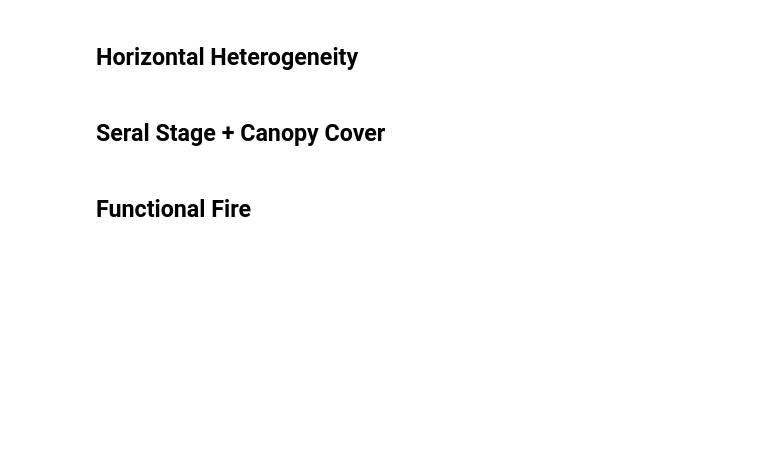
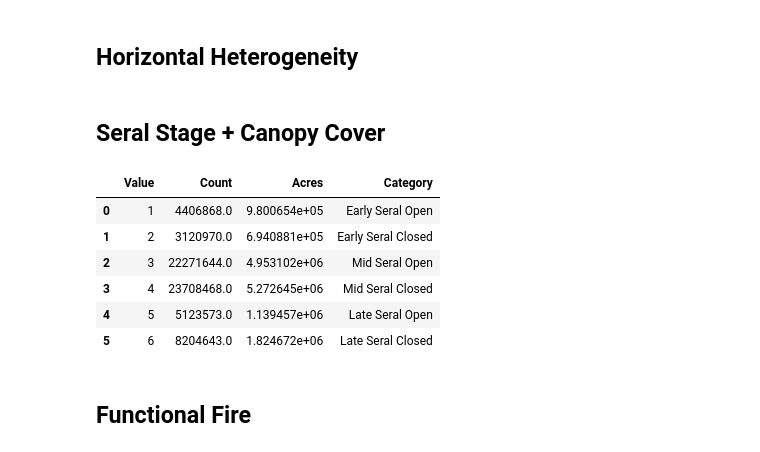
Before and after one commit to trpa-agency/ForestHealth, a Jupyter notebook: ForestHealth_ThreholdUpdate_Anlaysis_SNVRRK.ipynb, the cells around one changed output. Drawn from its saved outputs; the diff is of its cells as text; code cells hidden in the pictures; blank space fills up the shorter version.

```diff
--- a/ForestHealth_ThreholdUpdate_Anlaysis_SNVRRK.ipynb
+++ b/ForestHealth_ThreholdUpdate_Anlaysis_SNVRRK.ipynb
@@ -6,6 +6,7 @@
 ### Setup
 # %%
 # import packages
+from utils import *
 import arcpy
 from arcpy.sa import *
 from arcpy.ia import *
@@ -18,6 +19,7 @@ arcpy.env.overwriteOutput = True
 #format paths
 workspace = Path("F:\GIS\PROJECTS\ForestHealth_Intiative\ThresholdUpdate\Data\ForestHealth_ThresholdUpdate.gdb")
 downloads = Path("F:\GIS\PROJECTS\ForestHealth_Intiative\ThresholdUpdate\Data\Download\SNV_RRK")
+output    = Path("F:\GIS\PROJECTS\ForestHealth_Intiative\ThresholdUpdate\AnalysisProduct")
 # %%
 # data variables
 reference_sites     = workspace / "ReferenceSites_ACCEL_30m_SierraNevada"
@@ -989,19 +935,29 @@ add_acres(output_raster60)
 add_category(output_raster40, lookup_dict)
 add_category(output_raster60, lookup_dict)
 # %%
-analysis_output = Path(r"F:\GIS\PROJECTS\ForestHealth_Intiative\ThresholdUpdate\AnalysisProduct")
+
 # get raster attribute table as a pandas dataframe
 arcpy.conversion.ExportTable(
     in_table=output_raster40,
-    out_table= str(analysis_output / "SeralStage_CanopyClass_40prcnt_30m_Tahoe_SNVRRK.csv")
+    out_table= str(output / "SeralStage_CanopyClass_40prcnt_30m_Tahoe_SNVRRK.csv")
 )
 arcpy.conversion.ExportTable(
     in_table=output_raster60,
-    out_table= str(analysis_output / "SeralStage_CanopyClass_60prcnt_30m_Tahoe_SNVRRK.csv")
+    out_table= str(output / "SeralStage_CanopyClass_60prcnt_30m_Tahoe_SNVRRK.csv")
 )
-
-df40 = pd.read_csv(analysis_output / "SeralStage_CanopyClass_40prcnt_30m_Tahoe_SNVRRK.csv")
-df60 = pd.read_csv(analysis_output / "SeralStage_CanopyClass_60prcnt_30m_Tahoe_SNVRRK.csv")
+# read the csv
+df40 = pd.read_csv(output / "SeralStage_CanopyClass_40prcnt_30m_Tahoe_SNVRRK.csv")
+df60 = pd.read_csv(output / "SeralStage_CanopyClass_60prcnt_30m_Tahoe_SNVRRK.csv")
+# %%
+df40
+# %% [output]
+|  | Value | Count | Acres | Category |
+| 0 | 1 | 4406868.0 | 9.800654e+05 | Early Seral Open |
+| 1 | 2 | 3120970.0 | 6.940881e+05 | Early Seral Closed |
+| 2 | 3 | 22271644.0 | 4.953102e+06 | Mid Seral Open |
+| 3 | 4 | 23708468.0 | 5.272645e+06 | Mid Seral Closed |
+| 4 | 5 | 5123573.0 | 1.139457e+06 | Late Seral Open |
+| 5 | 6 | 8204643.0 | 1.824672e+06 | Late Seral Closed |
 # %% [markdown]
 ## Functional Fire
 # %%
```
Also changed, not shown: parts of 3 cells of this notebook, 1 other file.
